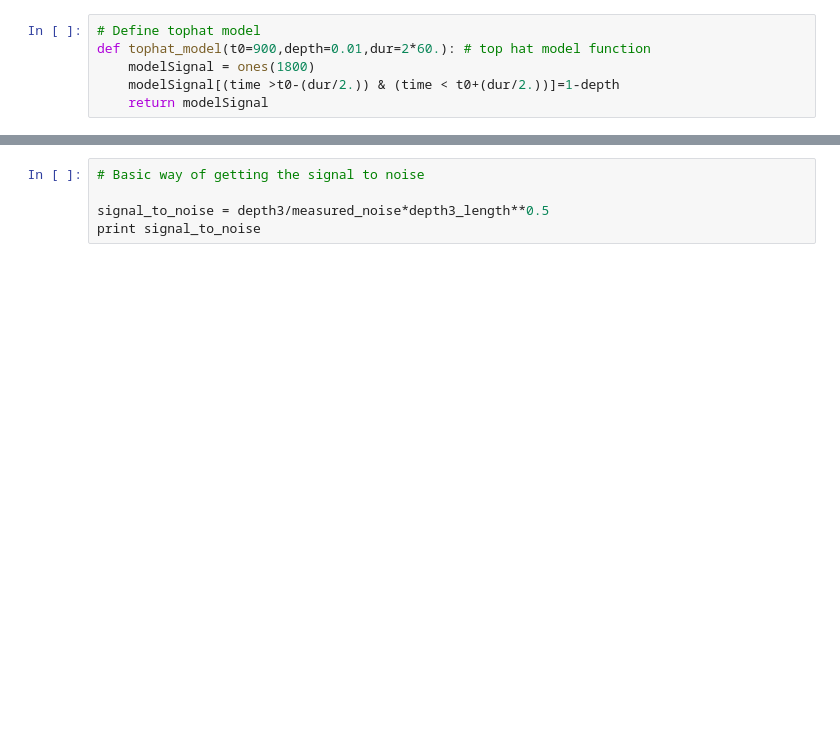
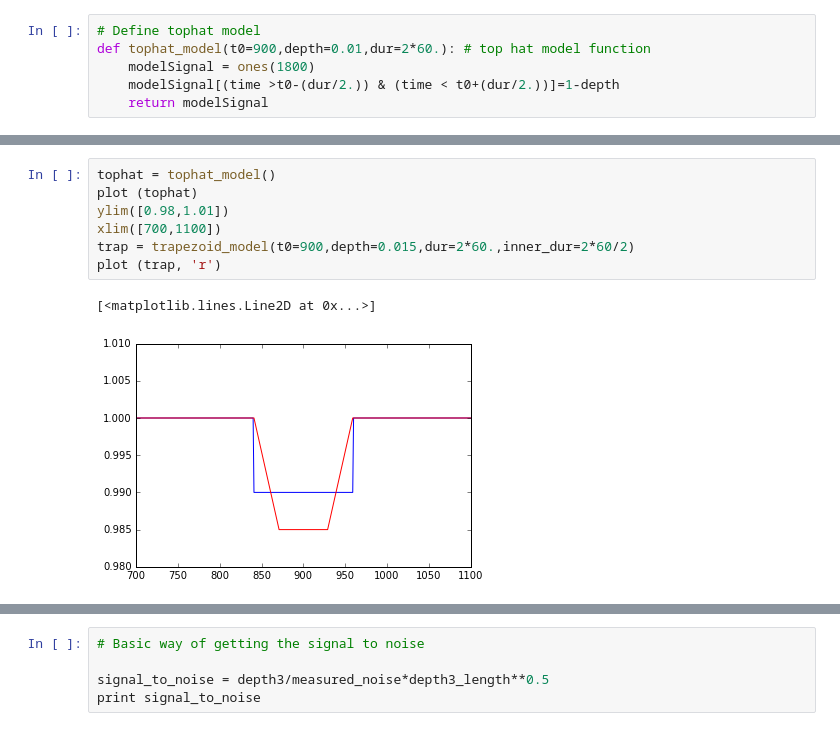
Before and after one commit to ajvanengelen/inquiryToronto2016, a Jupyter notebook: notebooks/noise_and_signal_scratch.ipynb, the cells around one changed output, grey strips where cells are left out. Cells and saved outputs as stored; diff of their text form; blank space fills up the shorter version.

```diff
--- a/notebooks/noise_and_signal_scratch.ipynb
+++ b/notebooks/noise_and_signal_scratch.ipynb
@@ -45,3 +54,13 @@ def tophat_model(t0=900,depth=0.01,dur=2*60.): # top hat model function
+# %%
+tophat = tophat_model()
+plot (tophat)
+ylim([0.98,1.01])
+xlim([700,1100])
+trap = trapezoid_model(t0=900,depth=0.015,dur=2*60.,inner_dur=2*60/2)
+plot (trap, 'r')
+# %% [output]
+[<matplotlib.lines.Line2D at 0x...>]
+[figure, added]
 # %%
 # Derive the depth using the duration instead of hard-coded indices
 T0 = 900
```
Also changed, not shown: parts of 3 cells of this notebook.
